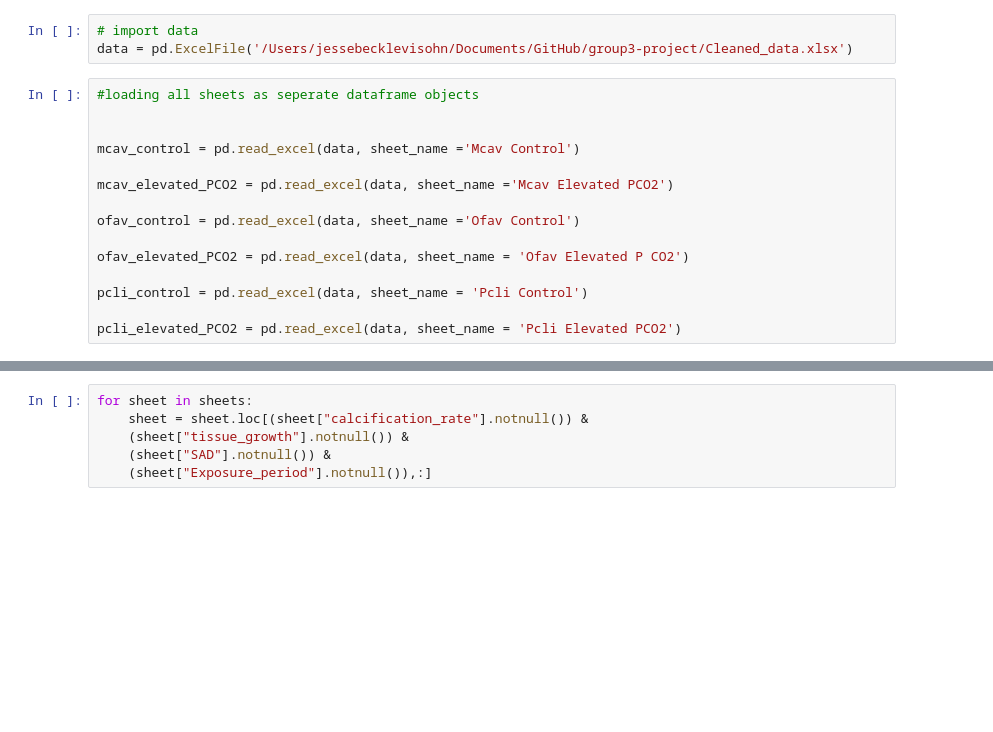
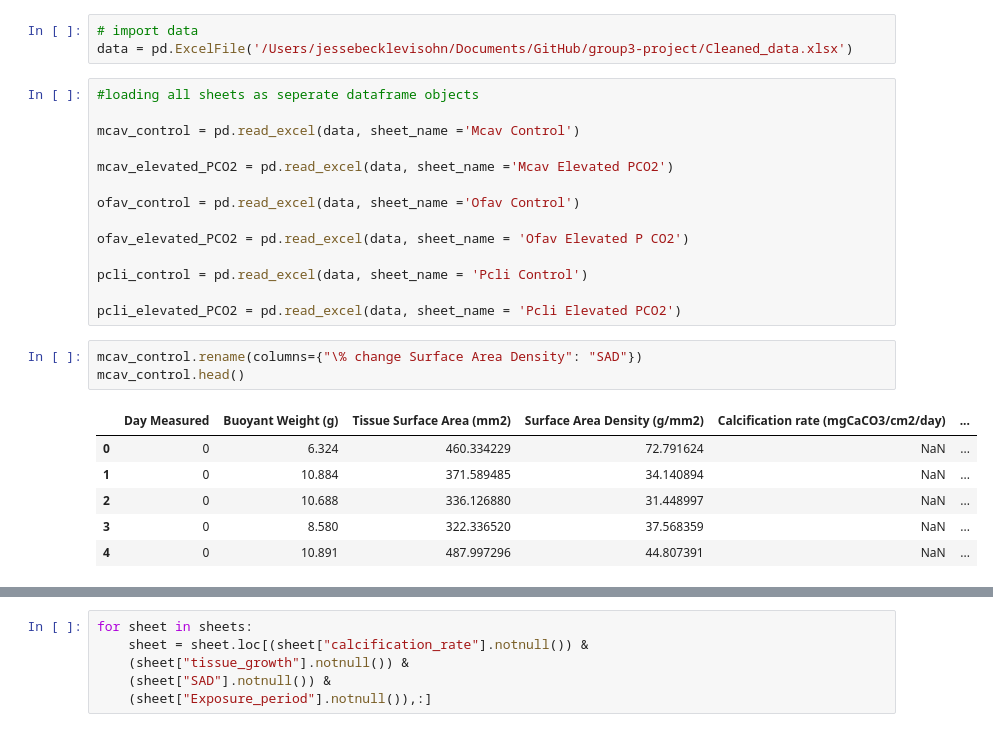
Before and after one commit to ENVS110a-SP23/group3-project, a Jupyter notebook: anova.ipynb, the cells around one changed output, grey strips where cells are left out. Cells and saved outputs as stored; diff of their text form; blank space fills up the shorter version.

```diff
--- a/anova.ipynb
+++ b/anova.ipynb
@@ -9,7 +9,6 @@ from statsmodels.stats.multicomp import pairwise_tukeyhsd
 data = pd.ExcelFile('/Users/jessebecklevisohn/Documents/GitHub/group3-project/Cleaned_data.xlsx')
 # %%
 #loading all sheets as seperate dataframe objects
-
 
 mcav_control = pd.read_excel(data, sheet_name ='Mcav Control')
 
@@ -22,6 +21,16 @@ ofav_elevated_PCO2 = pd.read_excel(data, sheet_name = 'Ofav Elevated P CO2')
 pcli_control = pd.read_excel(data, sheet_name = 'Pcli Control')
 
 pcli_elevated_PCO2 = pd.read_excel(data, sheet_name = 'Pcli Elevated PCO2')
+# %%
+mcav_control.rename(columns={"\% change Surface Area Density": "SAD"})
+mcav_control.head()
+# %% [output]
+|  | Day Measured | Buoyant Weight (g) | Tissue Surface Area (mm2) | Surface Area Density (g/mm2) | Calcification rate (mgCaCO3/cm2/day) | ... |
+| 0 | 0 | 6.324 | 460.334229 | 72.791624 | NaN | ... |
+| 1 | 0 | 10.884 | 371.589485 | 34.140894 | NaN | ... |
+| 2 | 0 | 10.688 | 336.126880 | 31.448997 | NaN | ... |
+| 3 | 0 | 8.580 | 322.336520 | 37.568359 | NaN | ... |
+| 4 | 0 | 10.891 | 487.997296 | 44.807391 | NaN | ... |
 # %%
 # Combines control and elevated pCO2 sheets into one pandas dataframe
 mcav = pd.concat([mcav_control, mcav_elevated_PCO2], axis=0).reset_index(drop=True)
```
Also changed, not shown: parts of 3 cells of this notebook, 1 other file.
